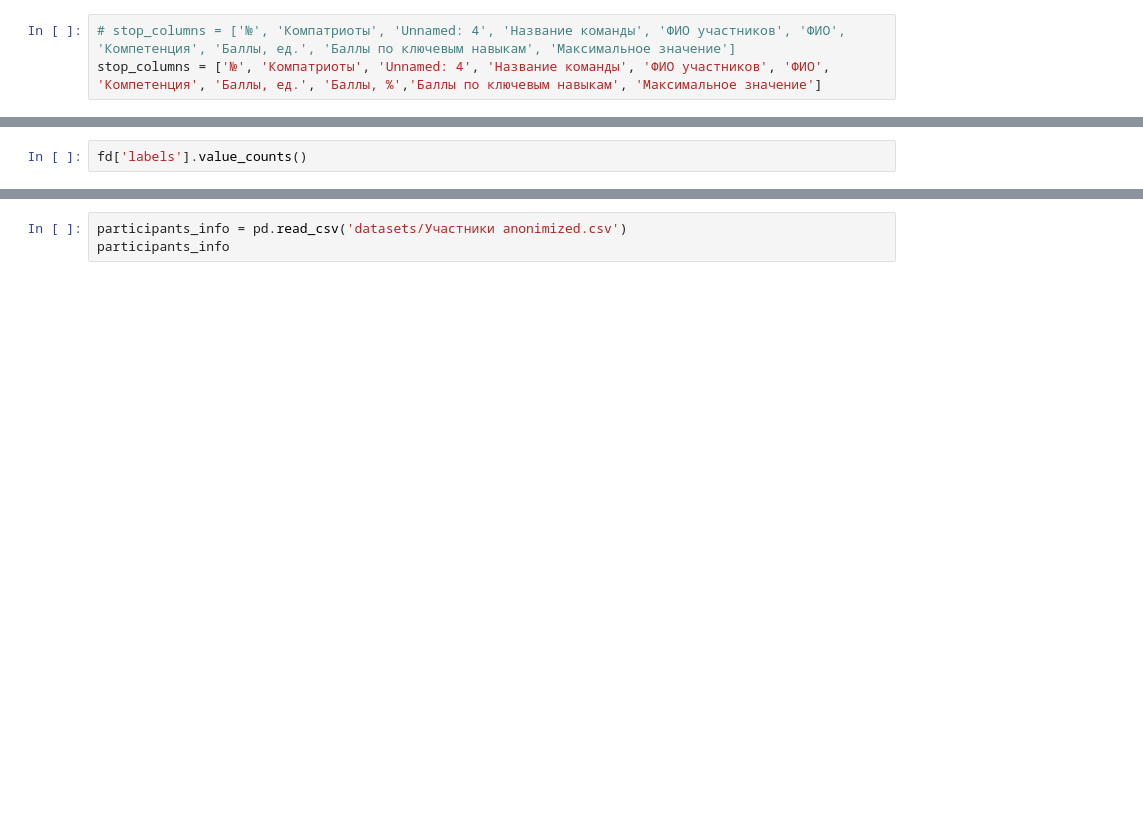
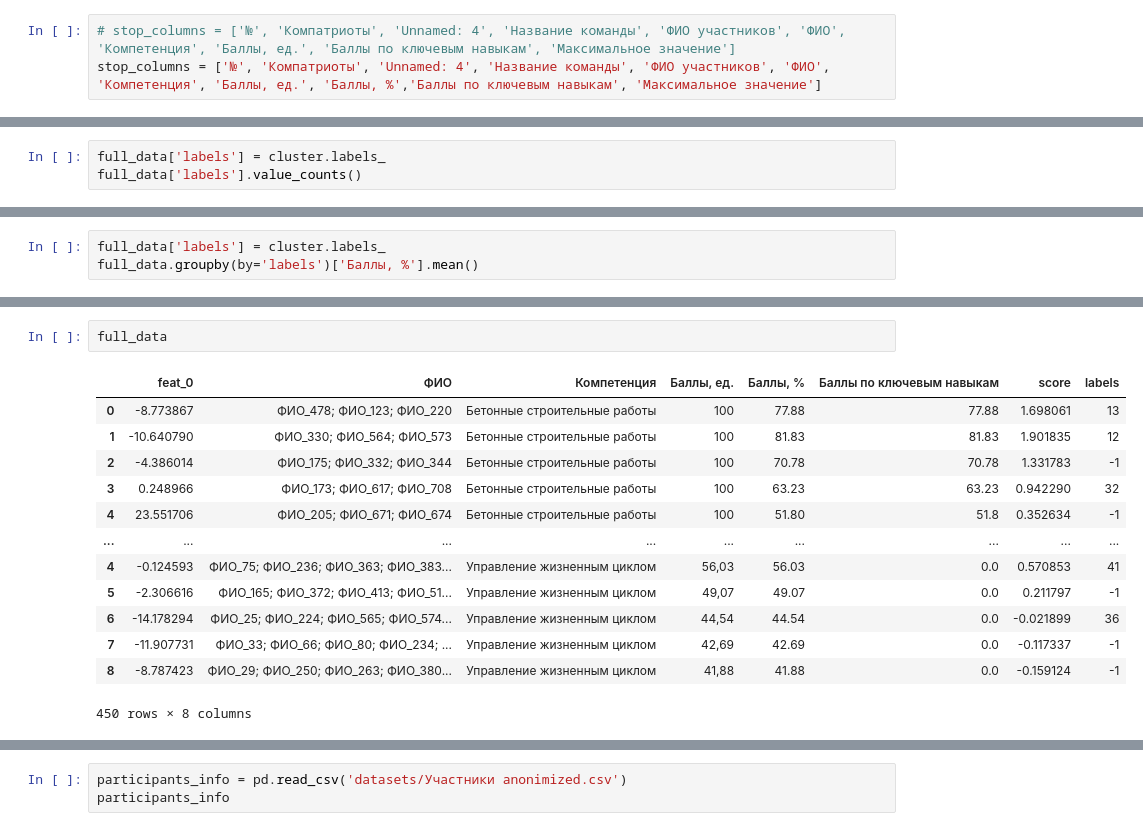
Before and after one commit to TiffanyICIS/HACKS_AI_hackathon_2023, a Jupyter notebook: solution.ipynb, the cells around one changed output, grey strips where cells are left out. Saved outputs shown, nothing was run; the diff lists cells and outputs as text; blank space fills up the shorter version.

```diff
--- a/solution.ipynb
+++ b/solution.ipynb
@@ -128,4 +154,5 @@ See the caveats in the documentation: https://pandas.pydata.org/pandas-docs/stab
 # %%
-fd['labels'].value_counts()
+full_data['labels'] = cluster.labels_
+full_data['labels'].value_counts()
 # %% [output]
 labels
@@ -168,0 +170,3 @@ fd_with_labels
+# %%
+full_data['labels'] = cluster.labels_
+full_data.groupby(by='labels')['Баллы, %'].mean()
@@ -168,0 +205,16 @@ fd_with_labels
+# %%
+full_data
+# %% [output]
+|  | feat_0 | ФИО | Компетенция | Баллы, ед. | Баллы, % | Баллы по ключевым навыкам | score | labels |
+| 0 | -8.773867 | ФИО_478; ФИО_123; ФИО_220 | Бетонные строительные работы | 100 | 77.88 | 77.88 | 1.698061 | 13 |
+| 1 | -10.640790 | ФИО_330; ФИО_564; ФИО_573 | Бетонные строительные работы | 100 | 81.83 | 81.83 | 1.901835 | 12 |
+| 2 | -4.386014 | ФИО_175; ФИО_332; ФИО_344 | Бетонные строительные работы | 100 | 70.78 | 70.78 | 1.331783 | -1 |
+| 3 | 0.248966 | ФИО_173; ФИО_617; ФИО_708 | Бетонные строительные работы | 100 | 63.23 | 63.23 | 0.942290 | 32 |
+| 4 | 23.551706 | ФИО_205; ФИО_671; ФИО_674 | Бетонные строительные работы | 100 | 51.80 | 51.8 | 0.352634 | -1 |
+| ... | ... | ... | ... | ... | ... | ... | ... | ... |
+| 4 | -0.124593 | ФИО_75; ФИО_236; ФИО_363; ФИО_383... | Управление жизненным циклом | 56,03 | 56.03 | 0.0 | 0.570853 | 41 |
+| 5 | -2.306616 | ФИО_165; ФИО_372; ФИО_413; ФИО_51... | Управление жизненным циклом | 49,07 | 49.07 | 0.0 | 0.211797 | -1 |
+| 6 | -14.178294 | ФИО_25; ФИО_224; ФИО_565; ФИО_574... | Управление жизненным циклом | 44,54 | 44.54 | 0.0 | -0.021899 | 36 |
+| 7 | -11.907731 | ФИО_33; ФИО_66; ФИО_80; ФИО_234; ... | Управление жизненным циклом | 42,69 | 42.69 | 0.0 | -0.117337 | -1 |
+| 8 | -8.787423 | ФИО_29; ФИО_250; ФИО_263; ФИО_380... | Управление жизненным циклом | 41,88 | 41.88 | 0.0 | -0.159124 | -1 |
+450 rows × 8 columns
```
Also changed, not shown: parts of 25 cells of this notebook, 6 other files.
